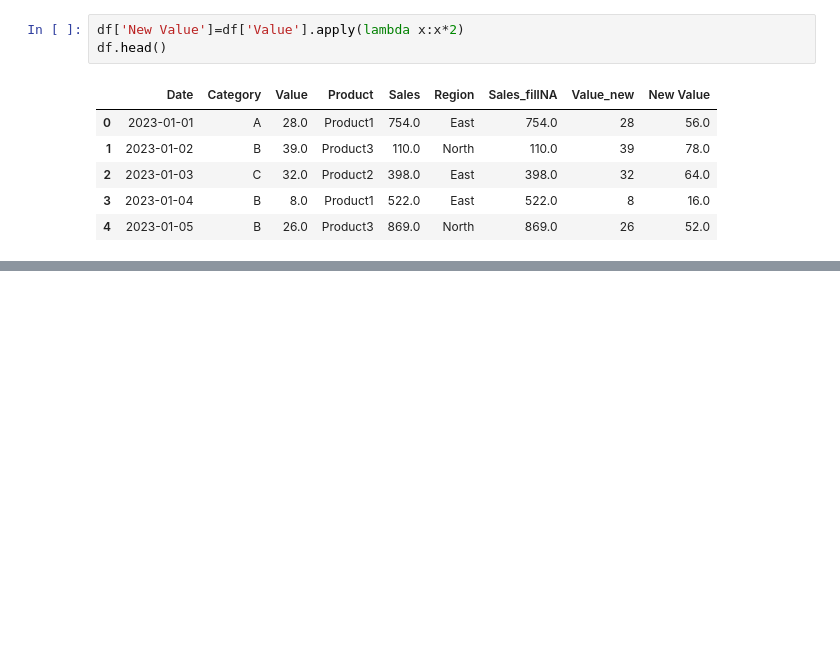
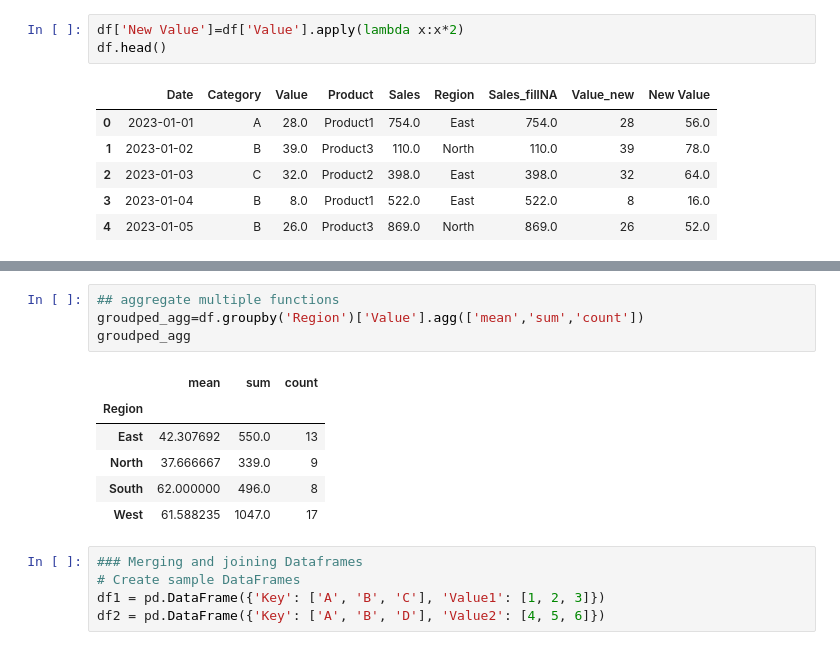
Before and after one commit to uthsavi97/Complete-Data-Science-Machine-Learning-DL-NLP-Practice, a Jupyter notebook: section - 13 data analysis with python/13.3-datamanipulation.ipynb, the cells around one changed output, grey strips where cells are left out. Cells and saved outputs as stored; diff of their text form; blank space fills up the shorter version.

```diff
--- a/section - 13 data analysis with python/13.3-datamanipulation.ipynb
+++ b/section - 13 data analysis with python/13.3-datamanipulation.ipynb
@@ -135,0 +190,16 @@ df.head()
+# %%
+## aggregate multiple functions
+groudped_agg=df.groupby('Region')['Value'].agg(['mean','sum','count'])
+groudped_agg
+# %% [output]
+|  | mean | sum | count |
+| Region |  |  |  |
+| East | 42.307692 | 550.0 | 13 |
+| North | 37.666667 | 339.0 | 9 |
+| South | 62.000000 | 496.0 | 8 |
+| West | 61.588235 | 1047.0 | 17 |
+# %%
+### Merging and joining Dataframes
+# Create sample DataFrames
+df1 = pd.DataFrame({'Key': ['A', 'B', 'C'], 'Value1': [1, 2, 3]})
+df2 = pd.DataFrame({'Key': ['A', 'B', 'D'], 'Value2': [4, 5, 6]})
```
Also changed, not shown: parts of 10 cells of this notebook.
